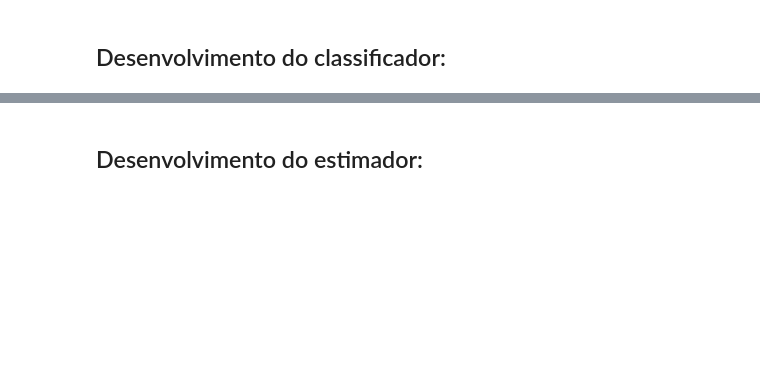
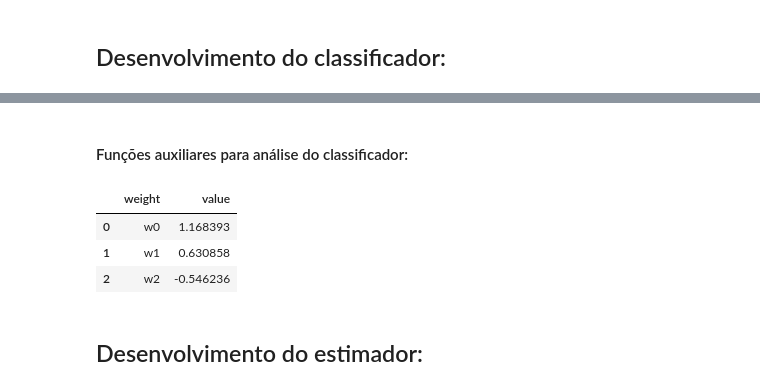
Before and after one commit to c-sant/ai-ec9, a Jupyter notebook: Carlos_Santos_N1_B1_S1_2024.ipynb, the cells around one changed output, grey strips where cells are left out. Saved outputs shown, nothing was run; the diff lists cells and outputs as text; code cells hidden in the pictures; blank space fills up the shorter version.

```diff
--- a/Carlos_Santos_N1_B1_S1_2024.ipynb
+++ b/Carlos_Santos_N1_B1_S1_2024.ipynb
@@ -61,2 +216,11 @@ df_blue = base.loc[base["Label"] == "Blue", ["Bias", "Feature1", "Feature2"]].co
+# %% [markdown]
+#### Funções auxiliares para análise do classificador:
+# %%
+perceptron.get_weights(as_dataframe=True)
+# %% [output]
+|  | weight | value |
+| 0 | w0 | 1.168393 |
+| 1 | w1 | 0.630858 |
+| 2 | w2 | -0.546236 |
 # %% [markdown]
 ## Desenvolvimento do estimador:
```
Also changed, not shown: parts of 15 cells of this notebook.
